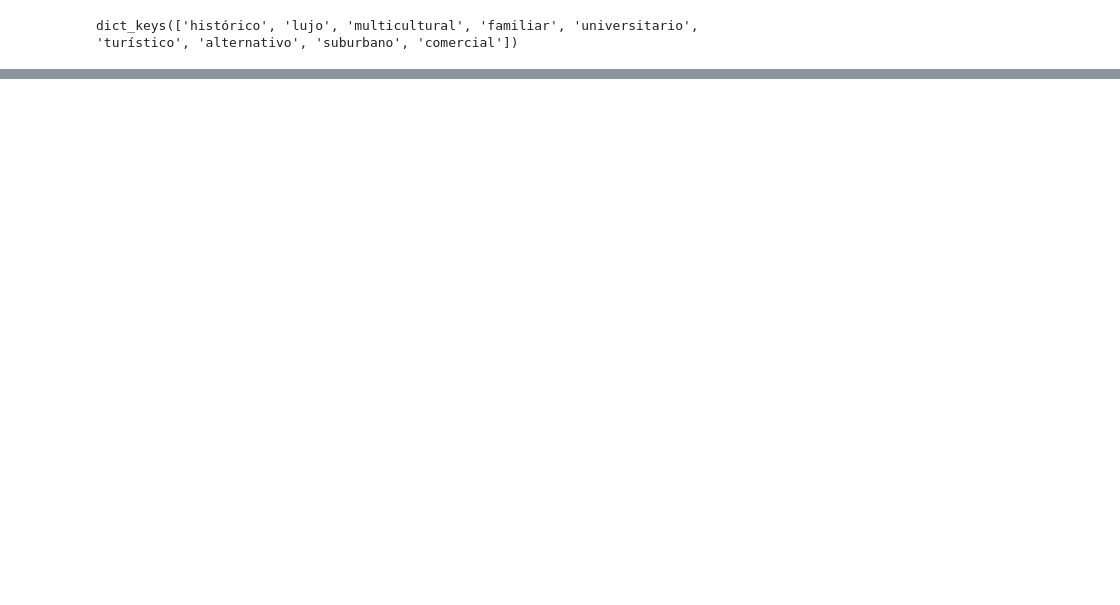
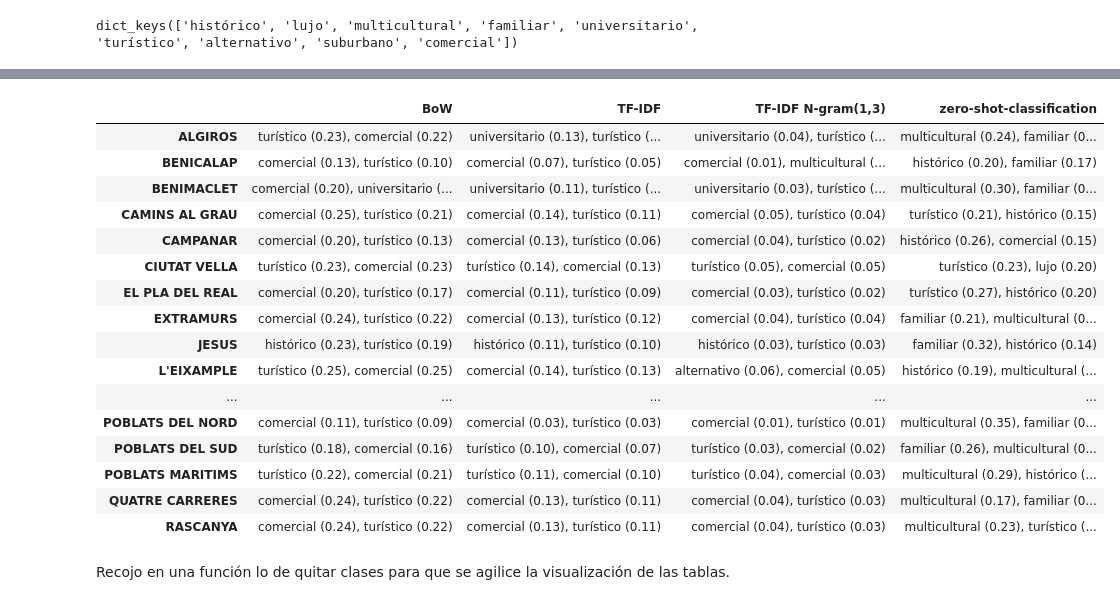
Before and after one commit to esedesam/mcd-nlp-proyecto, a Jupyter notebook: clasificarBarrios.ipynb, the cells around one changed output, grey strips where cells are left out. Drawn from its saved outputs; the diff is of its cells as text; code cells hidden in the pictures; blank space fills up the shorter version.

```diff
--- a/clasificarBarrios.ipynb
+++ b/clasificarBarrios.ipynb
@@ -227,0 +394,12 @@ Using a pipeline without specifying a model name and revision in production is n
+# %%
+# Repetir todo pero quitando 'suburbano' de las clases
+
+classesFiltered = [cls for cls in classes if cls != 'suburbano']
+classDescriptionsFiltered = [normalizeDoc(nlp, tipology[cls]) for cls in classesFiltered]
+descriptionsAndClassesFiltered = combined_opinions + classDescriptionsFiltered
+descriptionsAndClassesIndexFiltered = descriptionIndexInside + classesFiltered
+# %%
+# Obtener similitud con clases
+similarityDictFiltered = obtainSimilarity(descriptionsAndClassesFiltered, descriptionsAndClassesIndexFiltered, models)
+mostSimilarDfFiltered = findMostSimilar(similarityDictFiltered, descriptionsAndClassesIndexFiltered, 2, classesFiltered)
+mostSimilarDfFiltered
@@ -227,0 +424,33 @@ Using a pipeline without specifying a model name and revision in production is n
+# %%
+# Clasificar con modelo de hugging-face
+resultsFiltered = []
+for doc in combined_opinions:
+    resultsFiltered.append(classifier(
+        doc,
+        candidate_labels = ['histórico', 'lujo', 'multicultural', 'familiar', 'universitario', 'turístico', 'comercial']))
+
+# Añadir resultados al df
+for barrio, result in zip(descriptionIndexInside, resultsFiltered):
+    mostSimilarDfFiltered.loc[barrio, 'zero-shot-classification'] = f"{result['labels'][0]} ({result['scores'][0]:.2f}), {result['labels'][1]} ({result['scores'][1]:.2f})"
+
+mostSimilarDfFiltered
+# %% [output]
+|  | BoW | TF-IDF | TF-IDF N-gram(1,3) | zero-shot-classification |
+| ALGIROS | turístico (0.23), comercial (0.22) | universitario (0.13), turístico (... | universitario (0.04), turístico (... | multicultural (0.24), familiar (0... |
+| BENICALAP | comercial (0.13), turístico (0.10) | comercial (0.07), turístico (0.05) | comercial (0.01), multicultural (... | histórico (0.20), familiar (0.17) |
+| BENIMACLET | comercial (0.20), universitario (... | universitario (0.11), turístico (... | universitario (0.03), turístico (... | multicultural (0.30), familiar (0... |
+| CAMINS AL GRAU | comercial (0.25), turístico (0.21) | comercial (0.14), turístico (0.11) | comercial (0.05), turístico (0.04) | turístico (0.21), histórico (0.15) |
+| CAMPANAR | comercial (0.20), turístico (0.13) | comercial (0.13), turístico (0.06) | comercial (0.04), turístico (0.02) | histórico (0.26), comercial (0.15) |
+| CIUTAT VELLA | turístico (0.23), comercial (0.23) | turístico (0.14), comercial (0.13) | turístico (0.05), comercial (0.05) | turístico (0.23), lujo (0.20) |
+| EL PLA DEL REAL | comercial (0.20), turístico (0.17) | comercial (0.11), turístico (0.09) | comercial (0.03), turístico (0.02) | turístico (0.27), histórico (0.20) |
+| EXTRAMURS | comercial (0.24), turístico (0.22) | comercial (0.13), turístico (0.12) | comercial (0.04), turístico (0.04) | familiar (0.21), multicultural (0... |
+| JESUS | histórico (0.23), turístico (0.19) | histórico (0.11), turístico (0.10) | histórico (0.03), turístico (0.03) | familiar (0.32), histórico (0.14) |
+| L'EIXAMPLE | turístico (0.25), comercial (0.25) | comercial (0.14), turístico (0.13) | alternativo (0.06), comercial (0.05) | histórico (0.19), multicultural (... |
+| ... | ... | ... | ... | ... |
+| POBLATS DEL NORD | comercial (0.11), turístico (0.09) | comercial (0.03), turístico (0.03) | comercial (0.01), turístico (0.01) | multicultural (0.35), familiar (0... |
+| POBLATS DEL SUD | turístico (0.18), comercial (0.16) | turístico (0.10), comercial (0.07) | turístico (0.03), comercial (0.02) | familiar (0.26), multicultural (0... |
+| POBLATS MARITIMS | turístico (0.22), comercial (0.21) | turístico (0.11), comercial (0.10) | turístico (0.04), comercial (0.03) | multicultural (0.29), histórico (... |
+| QUATRE CARRERES | comercial (0.24), turístico (0.22) | comercial (0.13), turístico (0.11) | comercial (0.04), turístico (0.03) | multicultural (0.17), familiar (0... |
+| RASCANYA | comercial (0.24), turístico (0.22) | comercial (0.13), turístico (0.11) | comercial (0.04), turístico (0.03) | multicultural (0.23), turístico (... |
+# %% [markdown]
+Recojo en una función lo de quitar clases para que se agilice la visualización de las tablas.
```
Also changed, not shown: parts of 24 cells of this notebook, 2 other files.
